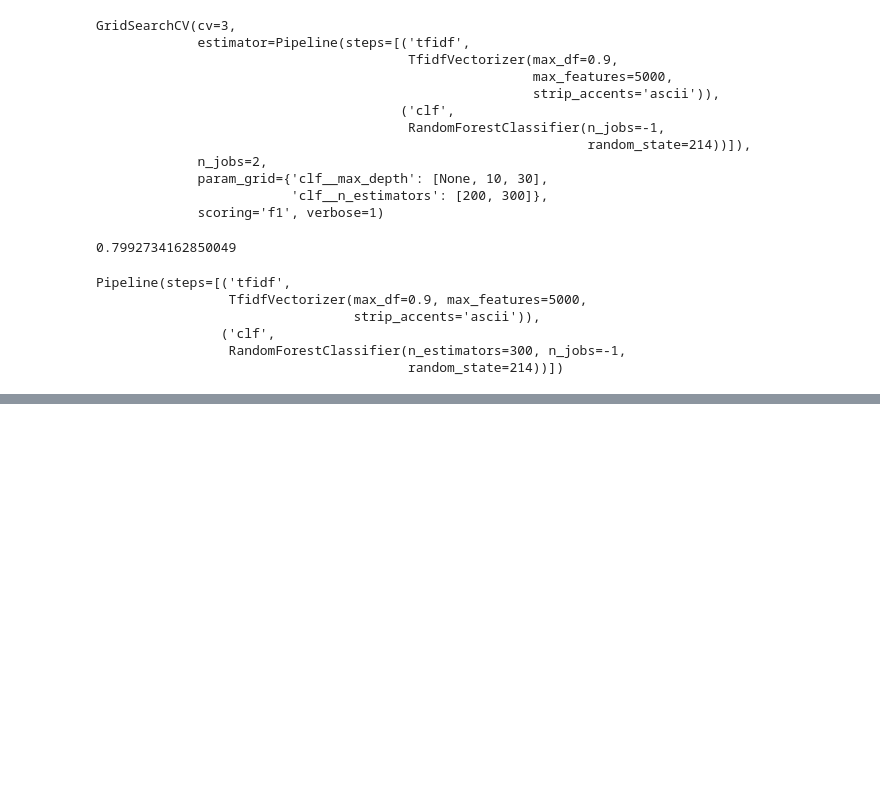
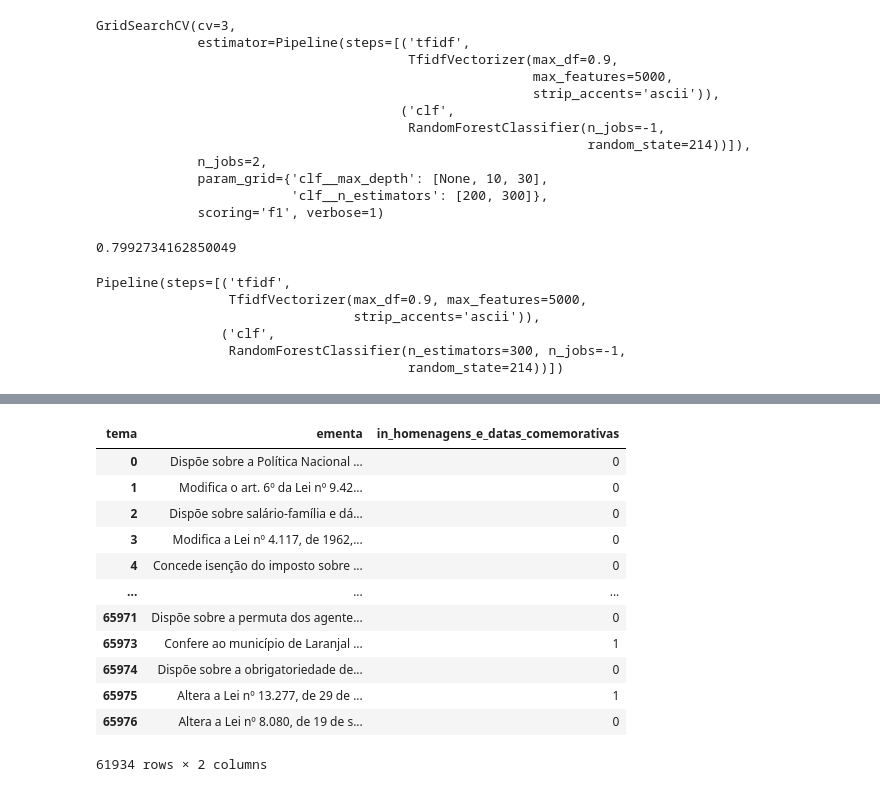
Before and after one commit to jaumpedro214/data-analysis-camara-federal-pls, a Jupyter notebook: experiments/confident_learning/confident_learning.ipynb, the cells around one changed output, grey strips where cells are left out. Cells and saved outputs as stored; diff of their text form; code cells hidden in the pictures; blank space fills up the shorter version.

```diff
--- a/experiments/confident_learning/confident_learning.ipynb
+++ b/experiments/confident_learning/confident_learning.ipynb
@@ -219,0 +210,16 @@ df_ples_theme_clean.query("is_label_issue")[['ementa', IN_BINARY_CLASS, 'predict
+# %%
+df_pls_theme
+# %% [output]
+| tema | ementa | in_homenagens_e_datas_comemorativas |
+| 0 | Dispõe sobre a Política Nacional ... | 0 |
+| 1 | Modifica o art. 6º da Lei nº 9.42... | 0 |
+| 2 | Dispõe sobre salário-família e dá... | 0 |
+| 3 | Modifica a Lei nº 4.117, de 1962,... | 0 |
+| 4 | Concede isenção do imposto sobre ... | 0 |
+| ... | ... | ... |
+| 65971 | Dispõe sobre a permuta dos agente... | 0 |
+| 65973 | Confere ao município de Laranjal ... | 1 |
+| 65974 | Dispõe sobre a obrigatoriedade de... | 0 |
+| 65975 | Altera a Lei nº 13.277, de 29 de ... | 1 |
+| 65976 | Altera a Lei nº 8.080, de 19 de s... | 0 |
+61934 rows × 2 columns
```
Also changed, not shown: parts of 18 cells of this notebook, 2 other files.
